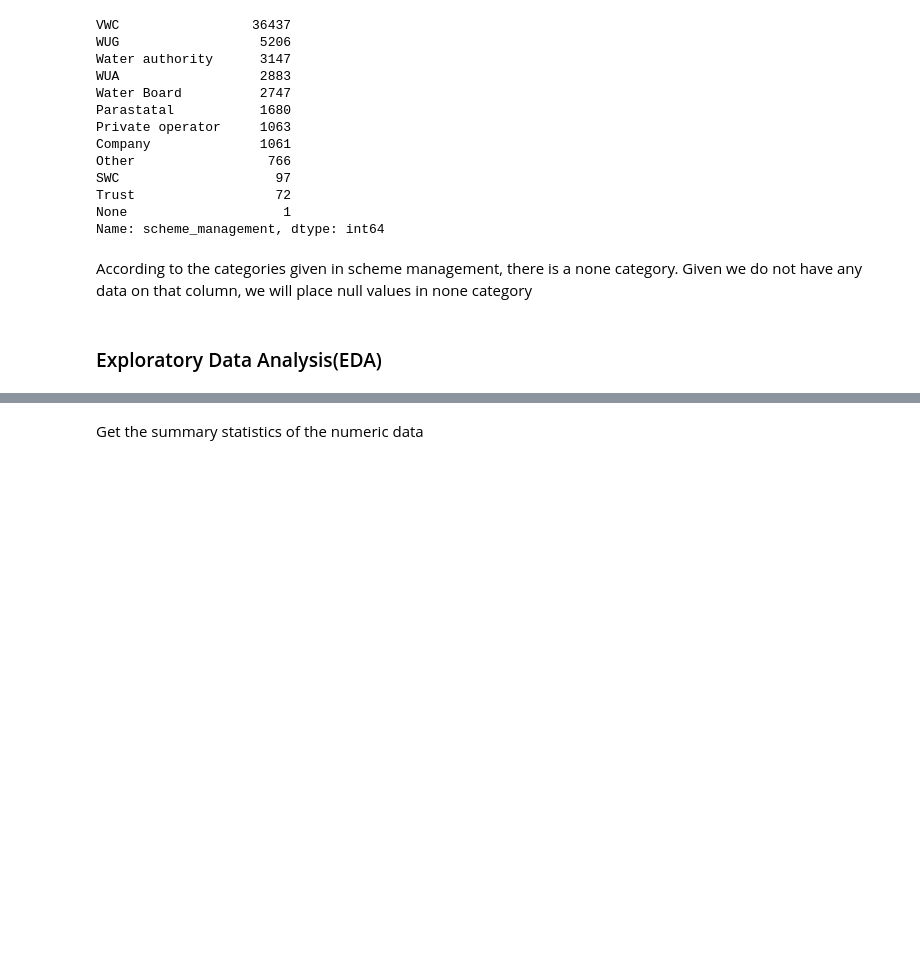
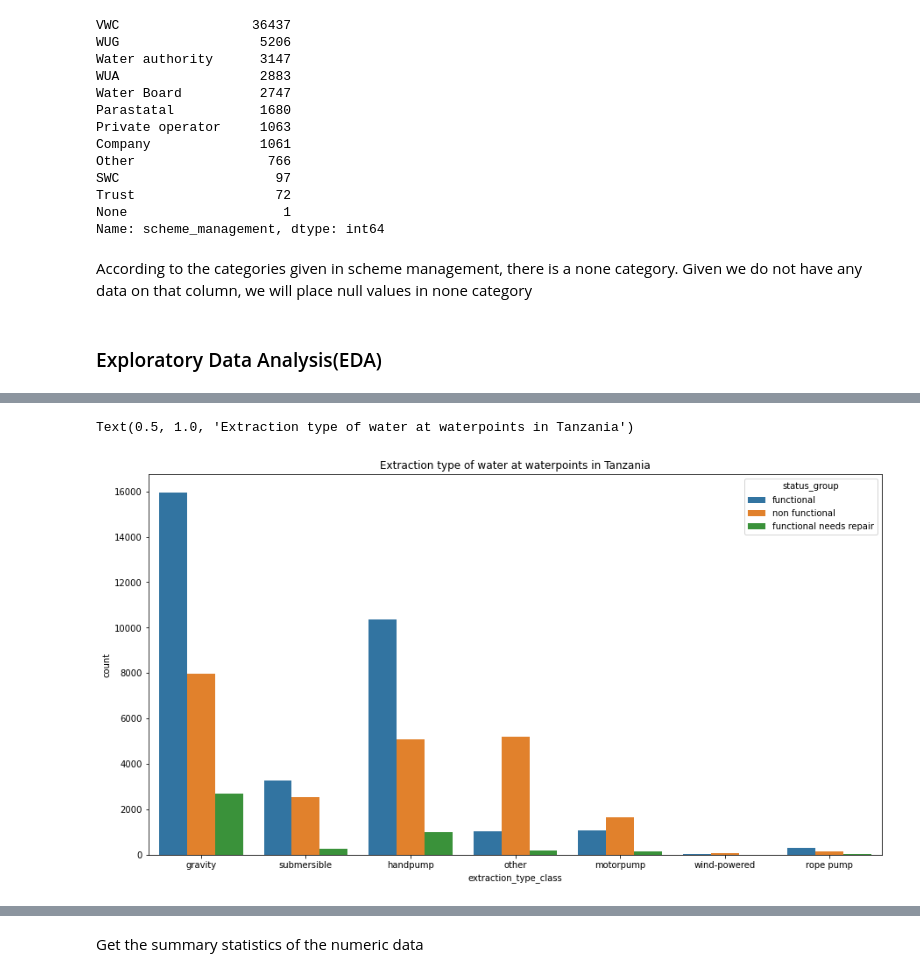
Before and after one commit to BensonMuriu/Tanzania-waterwell-predictions, a Jupyter notebook: Index.ipynb, the cells around one changed output, grey strips where cells are left out. Saved outputs shown, nothing was run; the diff lists cells and outputs as text; code cells hidden in the pictures; blank space fills up the shorter version.

```diff
--- a/Index.ipynb
+++ b/Index.ipynb
@@ -291,0 +426,7 @@ memory usage: 17.7+ MB
+# %%
+# Plot countplot to show extraction type class
+count_plot('extraction_type_class')
+plt.title('Extraction type of water at waterpoints in Tanzania')
+# %% [output]
+Text(0.5, 1.0, 'Extraction type of water at waterpoints in Tanzania')
+[figure, added]
```
Also changed, not shown: parts of 97 cells of this notebook, 1 other file.
